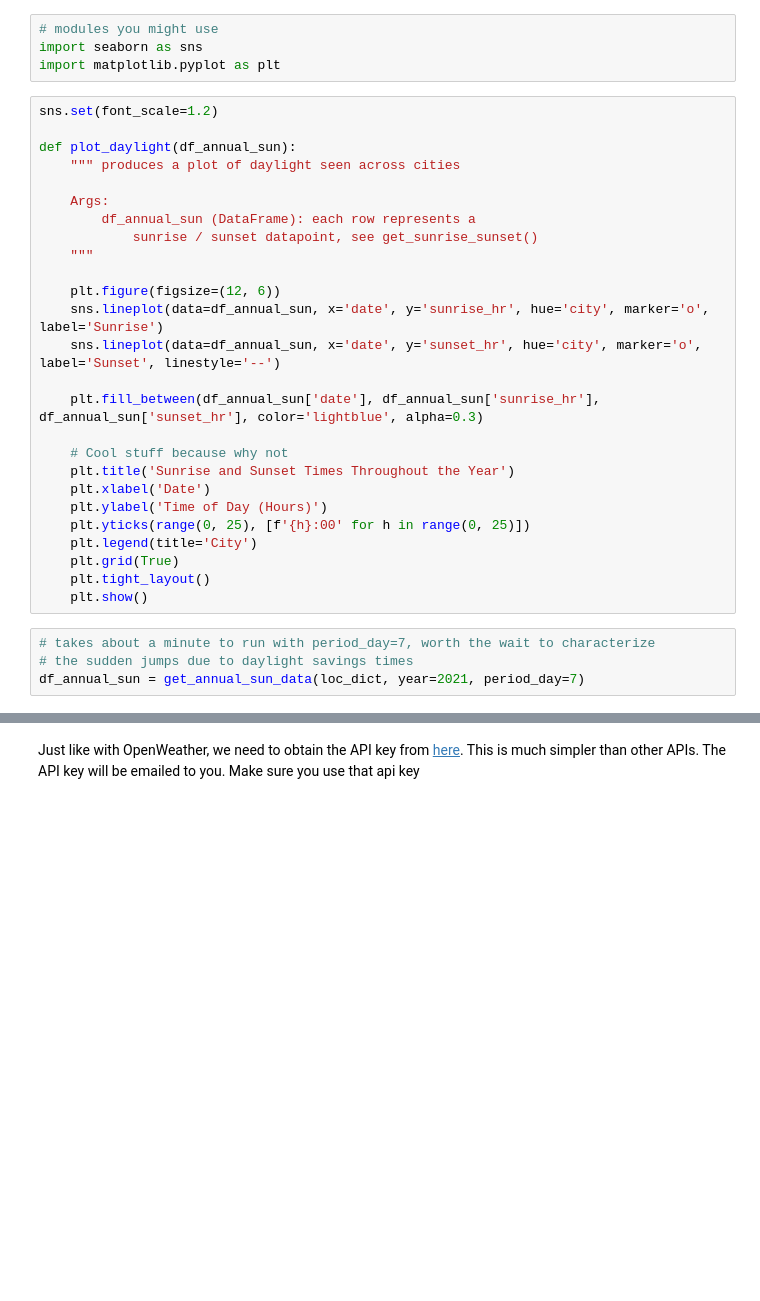
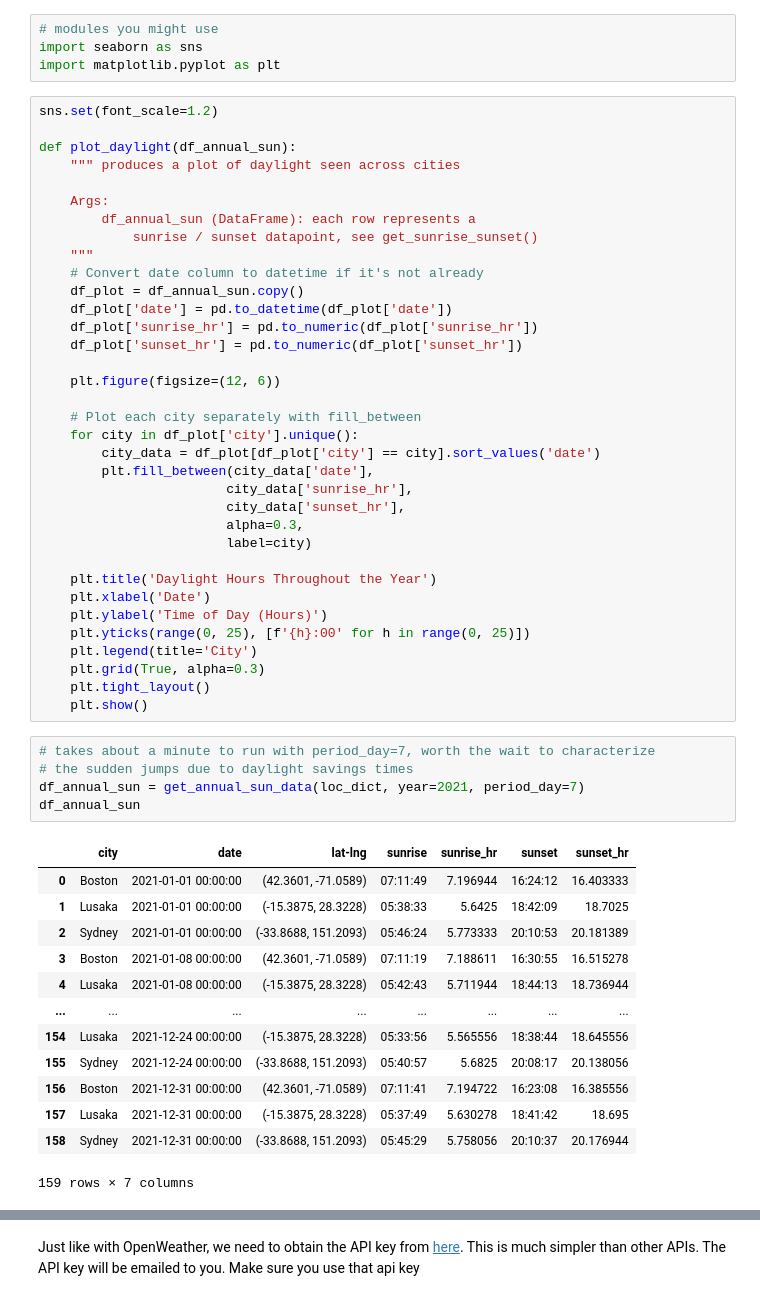
Before and after one commit to vigneshsaravanakumar404/DS-3000-Foundations-of-Data-Science, a Jupyter notebook: Homeworks/HW2/HW2.ipynb, the cells around one changed output, grey strips where cells are left out. Drawn from its saved outputs; the diff is of its cells as text; blank space fills up the shorter version.

```diff
--- a/Homeworks/HW2/HW2.ipynb
+++ b/Homeworks/HW2/HW2.ipynb
@@ -365,26 +365,50 @@ def plot_daylight(df_annual_sun):
         df_annual_sun (DataFrame): each row represents a
             sunrise / sunset datapoint, see get_sunrise_sunset()
     """
+    # Convert date column to datetime if it's not already
+    df_plot = df_annual_sun.copy()
+    df_plot['date'] = pd.to_datetime(df_plot['date'])
+    df_plot['sunrise_hr'] = pd.to_numeric(df_plot['sunrise_hr'])
+    df_plot['sunset_hr'] = pd.to_numeric(df_plot['sunset_hr'])
 
     plt.figure(figsize=(12, 6))
-    sns.lineplot(data=df_annual_sun, x='date', y='sunrise_hr', hue='city', marker='o', label='Sunrise')
-    sns.lineplot(data=df_annual_sun, x='date', y='sunset_hr', hue='city', marker='o', label='Sunset', linestyle='--')
 
-    plt.fill_between(df_annual_sun['date'], df_annual_sun['sunrise_hr'], df_annual_sun['sunset_hr'], color='lightblue', alpha=0.3)
+    # Plot each city separately with fill_between
+    for city in df_plot['city'].unique():
+        city_data = df_plot[df_plot['city'] == city].sort_values('date')
+        plt.fill_between(city_data['date'],
+                        city_data['sunrise_hr'],
+                        city_data['sunset_hr'],
+                        alpha=0.3,
+                        label=city)
 
-    # Cool stuff because why not
-    plt.title('Sunrise and Sunset Times Throughout the Year')
+    plt.title('Daylight Hours Throughout the Year')
     plt.xlabel('Date')
     plt.ylabel('Time of Day (Hours)')
     plt.yticks(range(0, 25), [f'{h}:00' for h in range(0, 25)])
     plt.legend(title='City')
-    plt.grid(True)
+    plt.grid(True, alpha=0.3)
     plt.tight_layout()
     plt.show()
 # %%
 # takes about a minute to run with period_day=7, worth the wait to characterize
 # the sudden jumps due to daylight savings times
 df_annual_sun = get_annual_sun_data(loc_dict, year=2021, period_day=7)
+df_annual_sun
+# %% [output]
+|  | city | date | lat-lng | sunrise | sunrise_hr | sunset | sunset_hr |
+| 0 | Boston | 2021-01-01 00:00:00 | (42.3601, -71.0589) | 07:11:49 | 7.196944 | 16:24:12 | 16.403333 |
+| 1 | Lusaka | 2021-01-01 00:00:00 | (-15.3875, 28.3228) | 05:38:33 | 5.6425 | 18:42:09 | 18.7025 |
+| 2 | Sydney | 2021-01-01 00:00:00 | (-33.8688, 151.2093) | 05:46:24 | 5.773333 | 20:10:53 | 20.181389 |
+| 3 | Boston | 2021-01-08 00:00:00 | (42.3601, -71.0589) | 07:11:19 | 7.188611 | 16:30:55 | 16.515278 |
+| 4 | Lusaka | 2021-01-08 00:00:00 | (-15.3875, 28.3228) | 05:42:43 | 5.711944 | 18:44:13 | 18.736944 |
+| ... | ... | ... | ... | ... | ... | ... | ... |
+| 154 | Lusaka | 2021-12-24 00:00:00 | (-15.3875, 28.3228) | 05:33:56 | 5.565556 | 18:38:44 | 18.645556 |
+| 155 | Sydney | 2021-12-24 00:00:00 | (-33.8688, 151.2093) | 05:40:57 | 5.6825 | 20:08:17 | 20.138056 |
+| 156 | Boston | 2021-12-31 00:00:00 | (42.3601, -71.0589) | 07:11:41 | 7.194722 | 16:23:08 | 16.385556 |
+| 157 | Lusaka | 2021-12-31 00:00:00 | (-15.3875, 28.3228) | 05:37:49 | 5.630278 | 18:41:42 | 18.695 |
+| 158 | Sydney | 2021-12-31 00:00:00 | (-33.8688, 151.2093) | 05:45:29 | 5.758056 | 20:10:37 | 20.176944 |
+159 rows × 7 columns
 # %%
 plot_daylight(df_annual_sun)
 # %% [output]
```
Also changed, not shown: parts of 17 cells of this notebook.
